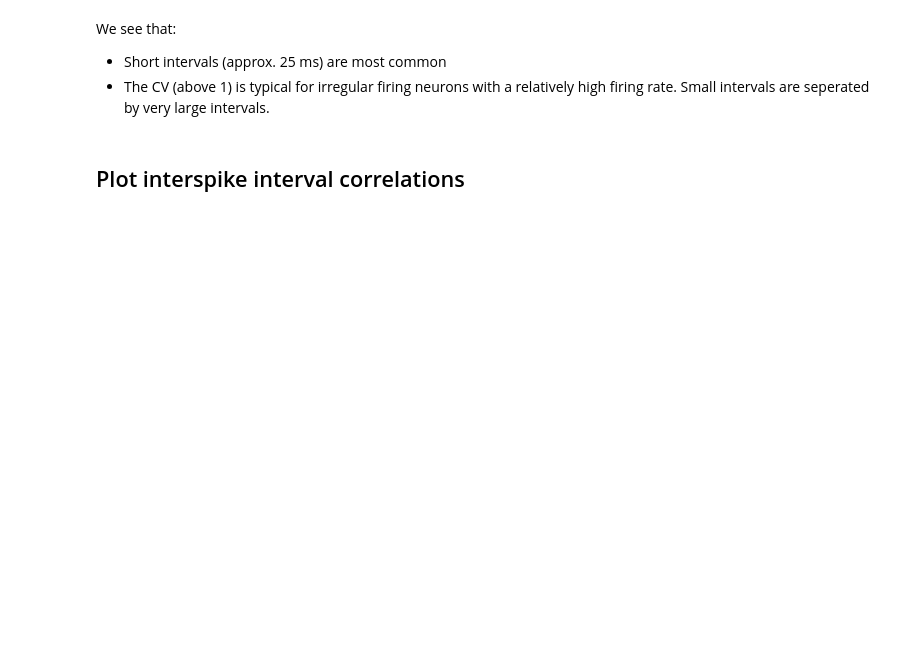
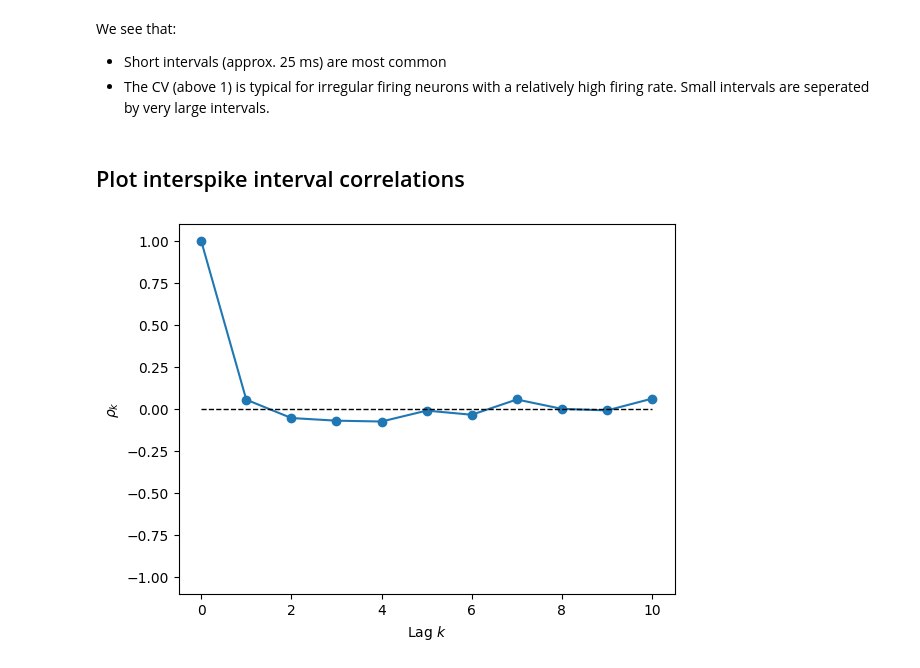
Before and after one commit to weygoldt/bursts-and-beats, a Jupyter notebook: code/baseline.ipynb, the cells around one changed output. Drawn from its saved outputs; the diff is of its cells as text; code cells hidden in the pictures; blank space fills up the shorter version.

```diff
--- a/code/baseline.ipynb
+++ b/code/baseline.ipynb
@@ -137,3 +133,44 @@ We see that:
 - The CV (above 1) is typical for irregular firing neurons with a relatively high firing rate. Small intervals are seperated by very large intervals.
 # %% [markdown]
 ## Plot interspike interval correlations
+# %%
+def isi_serialcorr(isis, max_lag=10):
+    """
+    Serial correlations of interspike intervals
+
+    Parameters
+    ----------
+    isis : 1d-array of floats
+        Interspike intervals
+    max_lag : int, optional
+        Maximum lag, by default 10
+
+    Returns
+    -------
+    isicorr : array of floats
+        Interspike interval correlations
+    lags : array of integers
+        Lags of interval correlations
+    """
+
+    lags = np.arange(max_lag + 1)
+    isicorr = np.zeros(len(lags))
+    nisis = len(isis)
+    for k in range(len(lags)): # for each lag
+        lag = lags[k]
+        if nisis > lag + 10:
+        # ensure "enough" data
+            isicorr[k] = np.corrcoef(isis[:nisis-lag], isis[lag:])[0,1]
+    return isicorr, lags
+
+isicorr, lags = isi_serialcorr(isi[0], max_lag=10)
+
+fig, ax = plt.subplots()
+ax.plot(lags, isicorr, '-o')
+ax.set_ylim(-1.1, 1.1)
+ax.set_xlabel('Lag $k$')
+ax.set_ylabel(r'$\rho_k$') # r-string: no need to escape backslash
+ax.plot(lags, np.zeros_like(lags), lw = 1, linestyle = 'dashed', color = 'black')
+plt.show()
+# %% [output]
+[figure, added]
```
Also changed, not shown: parts of 5 cells of this notebook, 6 other files.
